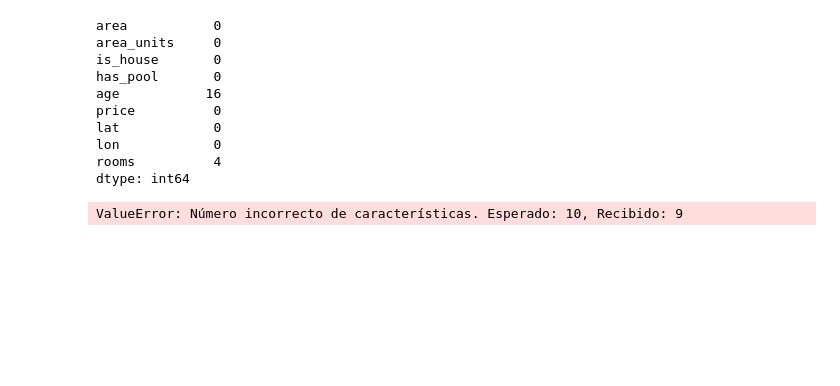
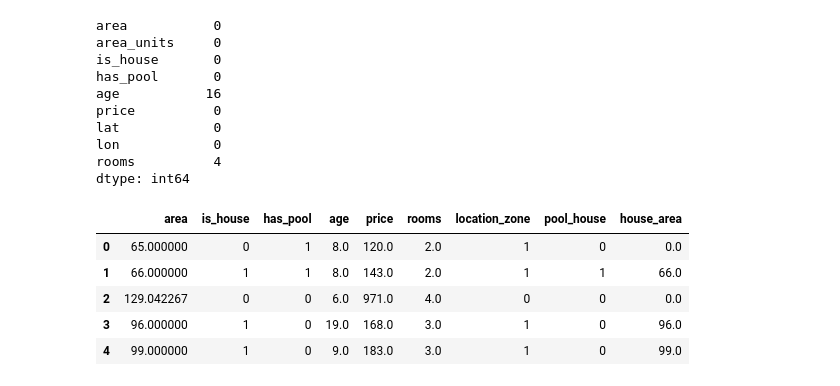
Before and after one commit to frizynn/tp1-machine-learning, a Jupyter notebook: src/Entrega_Tp1.ipynb, the cells around one changed output. Saved outputs shown, nothing was run; the diff lists cells and outputs as text; code cells hidden in the pictures; blank space fills up the shorter version.

```diff
--- a/src/Entrega_Tp1.ipynb
+++ b/src/Entrega_Tp1.ipynb
@@ -1117,18 +1121,13 @@ lon            0
 rooms          4
 dtype: int64
 # %%
+
 # Load the test data
-df = pd.read_csv(r"../data/raw/casas_test.csv")
+df_test = pd.read_csv(r"../data/raw/casas_test.csv")
+
 
 # Apply the same preprocessing steps
-df.loc[df['area_units'] == 'sqft', 'area'] = df['area'] * 0.092903
-df.loc[df['area_units'] == 'sqft', 'area_units'] = 'm2'
-df['location_zone'] = kmeans.predict(df[['lat', 'lon']].to_numpy())
+df_test.loc[df_test['area_units'] == 'sqft', 'area'] = df_test['area'] * 0.092903
+df_test.loc[df_test['area_units'] == 'sqft', 'area_units'] = 'm2'
 
-df['area_per_room'] = df['area'] / df['rooms']
-df['pool_house'] = df['has_pool'] * df['is_house']
-
-df = df.drop('area_units', axis=1)
-
-# Save the processed test data
-df.to_csv(r"../data/processed/casas_test.csv", index=False)
+df_test.drop(columns=['area_units'],inplace=True)
@@ -1158,19 +1134,39 @@ df.to_csv(r"../data/processed/casas_test.csv", index=False)
-# %%
-X_test = df.drop('price', axis=1)
-
-
-# Get the target variable
-y_test = df['price']
-
-# Apply log transformation to match training
-y_test = np.log(y_test)
-
-# Make predictions
-y_pred_test = model_engineering.predict(X_test)
-y_pred_test = np.exp(y_pred_test)  # Inverse transform predictions
-
-# Calculate metrics
-r2 = model_engineering.r2_score(X_test, y_test)
-print("R² Score:", r2)
-# %% [output]
-ValueError: Número incorrecto de características. Esperado: 10, Recibido: 9
+# %%
+feature_engineering_ops = [
+
+
+    {
+        'name': 'pool_house',
+        'operation': lambda df: df['has_pool'] * df['is_house']
+    },
+
+    {
+        'name': 'house_area',
+        'operation': lambda df: df['area'] * df['is_house']
+    },
+
+
+
+]
+
+# Procesar el dataset
+processed = process_dataset(
+    df=df_test,
+    kmeans_model=kmeans,  # Asegúrate de tener el modelo kmeans definido
+    feature_engineering_ops=feature_engineering_ops,
+    features_to_impute=['rooms', 'age'],
+    location_columns=['lat', 'lon'],
+    impute_by_zone=True,  # Para imputar por zonas como en el código original
+    save_path="../data/processed/casas_dev_eng_mean_impute.csv"
+)
+
+df_test_processed = processed['df']
+
+df_test_processed.head()
+# %% [output]
+|  | area | is_house | has_pool | age | price | rooms | location_zone | pool_house | house_area |
+| 0 | 65.000000 | 0 | 1 | 8.0 | 120.0 | 2.0 | 1 | 0 | 0.0 |
+| 1 | 66.000000 | 1 | 1 | 8.0 | 143.0 | 2.0 | 1 | 1 | 66.0 |
+| 2 | 129.042267 | 0 | 0 | 6.0 | 971.0 | 4.0 | 0 | 0 | 0.0 |
+| 3 | 96.000000 | 1 | 0 | 19.0 | 168.0 | 3.0 | 1 | 0 | 96.0 |
+| 4 | 99.000000 | 1 | 0 | 9.0 | 183.0 | 3.0 | 1 | 0 | 99.0 |
```
Also changed, not shown: parts of 16 cells of this notebook, 2 other files.
